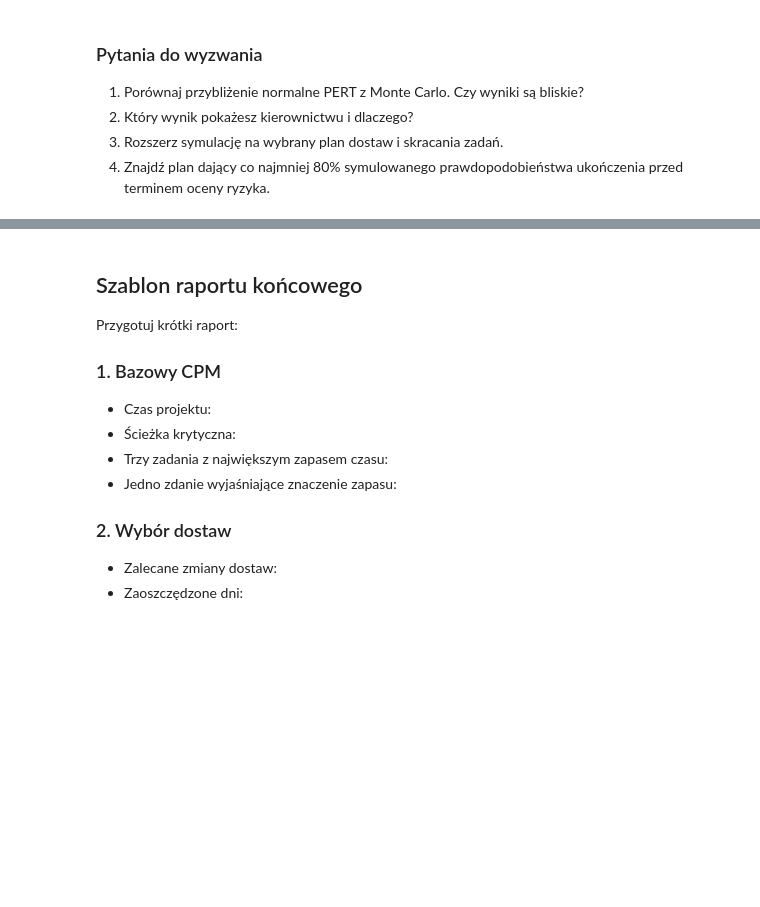
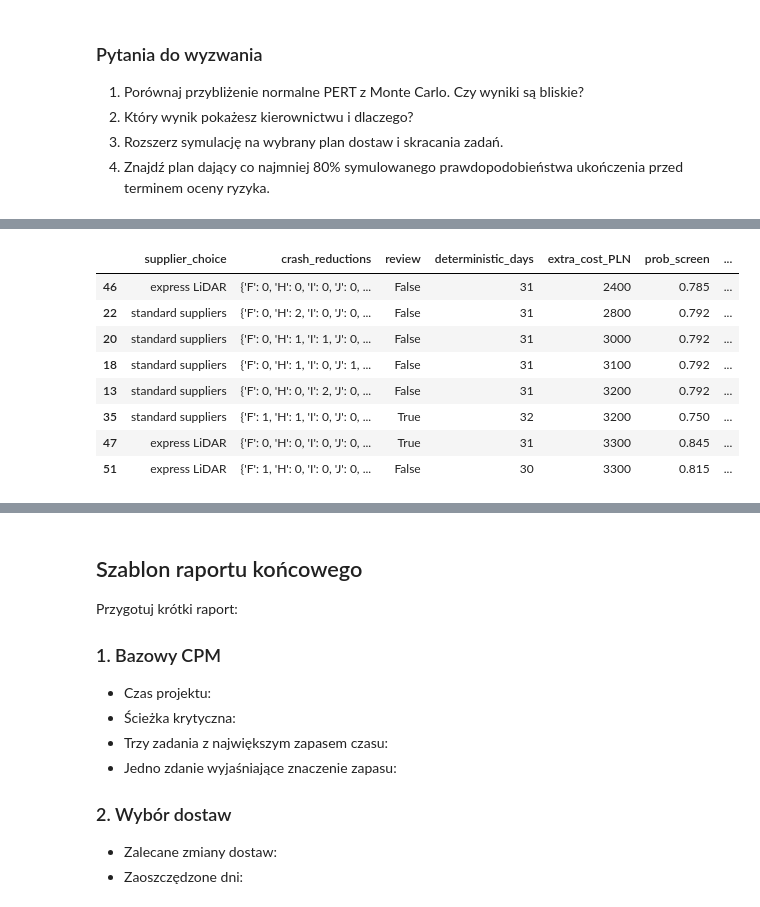
Before and after one commit to Damian-Swaczyna/cpp, a Jupyter notebook: pl/lab_auto_5.ipynb, the cells around one changed output, grey strips where cells are left out. Drawn from its saved outputs; the diff is of its cells as text; code cells hidden in the pictures; blank space fills up the shorter version.

```diff
--- a/pl/lab_auto_5.ipynb
+++ b/pl/lab_auto_5.ipynb
@@ -769,3 +823,7 @@ Korzystaj z obu tabel: `supplier_options` pokazuje skrócenie dostawy, a `suppli
 3. Dlaczego dostawa LiDAR-u szybsza o 3 dni nie musi oszczędzać 3 dni projektu?
 4. Które zadanie lub ścieżka zyskuje znaczenie po przyspieszeniu LiDAR-u?
 5. Czy zapłacisz za obie dostawy ekspresowe? Porównaj oszczędność czasu projektu i koszt, a nie tylko czas dostawy.
+# %%
+# Zadanie 3: jak zmieniają się zapasy po ekspresowym LiDAR-ze?
+_, lidar_cpm, lidar_graph = evaluate_duration_scenario(project_tasks, "express LiDAR only", {"D": 5}, 2400)
+display(lidar_cpm.loc[lidar_cpm.id.isin(["D", "E", "F", "H"]), ["id", "task", "duration", "ES", "EF", "slack", "critical"]])
@@ -1280,0 +1523,69 @@ plt.tight_layout()
+# %%
+# Plan dostaw/skracania przeniesiony na oszacowania PERT: (a, m, b) przesuwam o tę samą liczbę dni,
+# o którą zmienił się czas deterministyczny (założenie: przyspieszenie usuwa stałą część pracy,
+# a niepewność — szerokość b − a — zostaje taka sama). Dolna granica a ≥ 0,5 dnia.
+def apply_plan_to_pert(tasks, supplier_changes=None, crash_reductions=None, min_days=0.5):
+    """Zwraca kopię zadań z czasem deterministycznym i oszacowaniami PERT po zmianach planu."""
+    planned = apply_crash_plan(apply_duration_changes(tasks, supplier_changes or {}), crash_reductions or {})
+    shift = dict(zip(tasks["id"], tasks["duration"] - planned["duration"].to_numpy()))
+    planned = planned.copy()
+    for col in ("a", "m", "b"):
+        planned[col] = [max(min_days, value - shift.get(task_id, 0))
+                        for task_id, value in zip(planned["id"], planned[col])]
+    # Utrzymaj porządek a <= m <= b po przycięciu do min_days.
+    planned["m"] = planned[["a", "m"]].max(axis=1)
+    planned["b"] = planned[["m", "b"]].max(axis=1)
+    return planned
+
+
+def simulate_plan(tasks, supplier_changes=None, crash_reductions=None, with_review=False,
+                  deadline=36, trials=3000, seed=1):
+    """Monte Carlo dla planu (opcjonalnie z przeglądem R); zwraca słownik statystyk."""
+    planned = apply_plan_to_pert(tasks, supplier_changes, crash_reductions)
+    if with_review:
+        # Przegląd ustawia H na 4 dni i PERT (3,4,5); jeśli H skrócono, odejmij tę redukcję.
+        h_cut = (crash_reductions or {}).get("H", 0)
+        planned = add_sensor_interface_review(planned)
+        h = planned.index[planned["id"] == "H"][0]
+        planned.loc[h, ["duration", "a", "m", "b"]] = [max(0, 4 - h_cut), max(0.5, 3 - h_cut),
+                                                       max(0.5, 4 - h_cut), max(0.5, 5 - h_cut)]
+    sim = monte_carlo_project_duration(planned, trials=trials, seed=seed)
+    return {"mean": sim.mean(), "p50": sim.quantile(0.5), "p90": sim.quantile(0.9),
+            "prob_by_deadline": (sim <= deadline).mean(), "sim": sim}
+
+
+# Wyzwanie 3: Monte Carlo dla planu wybranego w zadaniu 4 (bez przeglądu i z przeglądem).
+plan_rows = []
+for label, sup, crash, review, cost in [
+    ("bazowy (standard)", {}, {}, False, 0),
+    ("bazowy + przegląd R", {}, {}, True, 900),
+    ("wybrany: express LiDAR + F−1", selected_supplier_changes, selected_crash_reductions, False, 3300),
+    ("wybrany + przegląd R", selected_supplier_changes, selected_crash_reductions, True, 4200),
+]:
+    stats = simulate_plan(project_tasks, sup, crash, with_review=review, deadline=risk_deadline, trials=3000, seed=1)
+    plan_rows.append({"plan": label, "extra_cost_PLN": cost, "MC_mean": stats["mean"], "MC_p90": stats["p90"],
+                      "prob_by_day_36": stats["prob_by_deadline"]})
+display(pd.DataFrame(plan_rows).round(3))
+
+# Wyzwanie 4: najtańszy plan z co najmniej 80% szans (wstępny przegląd 800 prób, potem potwierdzenie 3000).
+supplier_map = {"standard suppliers": {}, "express LiDAR": {"D": 5},
+                "express battery": {"E": 3}, "express both": {"D": 5, "E": 3}}
+screen = []
+for row in plans[plans.total_extra_cost <= 4200].itertuples(index=False):
+    for review in (False, True):
+        cost = row.total_extra_cost + (900 if review else 0)
+        if cost > 4200:
+            continue
+        stats = simulate_plan(project_tasks, supplier_map[row.supplier_choice], row.crash_reductions,
+                              with_review=review, deadline=risk_deadline, trials=800, seed=7)
+        screen.append({"supplier_choice": row.supplier_choice, "crash_reductions": row.crash_reductions,
+                       "review": review, "deterministic_days": row.project_duration,
+                       "extra_cost_PLN": cost, "prob_screen": stats["prob_by_deadline"]})
+screen = pd.DataFrame(screen).sort_values(["extra_cost_PLN", "prob_screen"], ascending=[True, False])
+shortlist = screen[screen.prob_screen >= 0.75].head(8).copy()
+shortlist["prob_confirmed_3000"] = [
+    simulate_plan(project_tasks, supplier_map[r.supplier_choice], r.crash_reductions, with_review=r.review,
+                  deadline=risk_deadline, trials=3000, seed=1)["prob_by_deadline"]
+    for r in shortlist.itertuples(index=False)]
+display(shortlist.round(3))
+# %% [output]
@@ -1280,0 +1597,9 @@ plt.tight_layout()
+|  | supplier_choice | crash_reductions | review | deterministic_days | extra_cost_PLN | prob_screen | ... |
+| 46 | express LiDAR | {'F': 0, 'H': 0, 'I': 0, 'J': 0, ... | False | 31 | 2400 | 0.785 | ... |
+| 22 | standard suppliers | {'F': 0, 'H': 2, 'I': 0, 'J': 0, ... | False | 31 | 2800 | 0.792 | ... |
+| 20 | standard suppliers | {'F': 0, 'H': 1, 'I': 1, 'J': 0, ... | False | 31 | 3000 | 0.792 | ... |
+| 18 | standard suppliers | {'F': 0, 'H': 1, 'I': 0, 'J': 1, ... | False | 31 | 3100 | 0.792 | ... |
+| 13 | standard suppliers | {'F': 0, 'H': 0, 'I': 2, 'J': 0, ... | False | 31 | 3200 | 0.792 | ... |
+| 35 | standard suppliers | {'F': 1, 'H': 1, 'I': 0, 'J': 0, ... | True | 32 | 3200 | 0.750 | ... |
+| 47 | express LiDAR | {'F': 0, 'H': 0, 'I': 0, 'J': 0, ... | True | 31 | 3300 | 0.845 | ... |
+| 51 | express LiDAR | {'F': 1, 'H': 0, 'I': 0, 'J': 0, ... | False | 30 | 3300 | 0.815 | ... |
```
Also changed, not shown: parts of 30 cells of this notebook.
